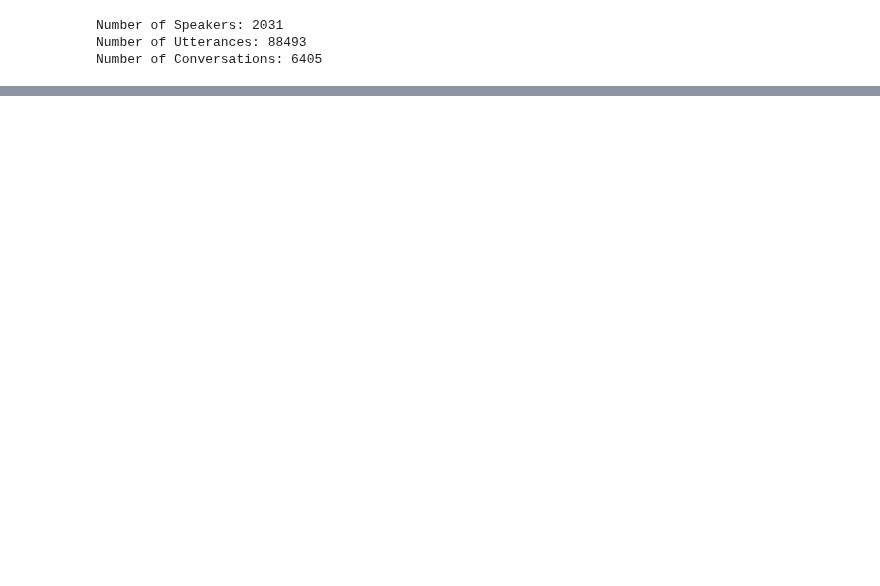
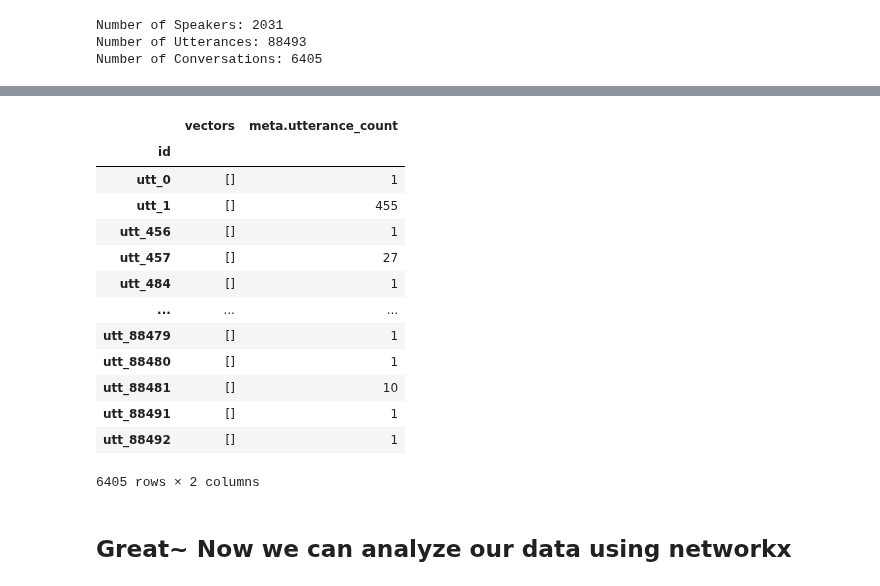
Before and after one commit to Marugannwg/Contant_Analysis_Study, a Jupyter notebook: project/corpus_creation.ipynb, the cells around one changed output, grey strips where cells are left out. Saved outputs shown, nothing was run; the diff lists cells and outputs as text; code cells hidden in the pictures; blank space fills up the shorter version.

```diff
--- a/project/corpus_creation.ipynb
+++ b/project/corpus_creation.ipynb
@@ -120,0 +181,18 @@ corpus
+# %%
+convo_df = corpus.get_conversations_dataframe()
+convo_df
+# %% [output]
+|  | vectors | meta.utterance_count |
+| id |  |  |
+| utt_0 | [] | 1 |
+| utt_1 | [] | 455 |
+| utt_456 | [] | 1 |
+| utt_457 | [] | 27 |
+| utt_484 | [] | 1 |
+| ... | ... | ... |
+| utt_88479 | [] | 1 |
+| utt_88480 | [] | 1 |
+| utt_88481 | [] | 10 |
+| utt_88491 | [] | 1 |
+| utt_88492 | [] | 1 |
+6405 rows × 2 columns
@@ -120,0 +203,2 @@ corpus
+# %% [markdown]
+## Great~ Now we can analyze our data using networkx
```
Also changed, not shown: parts of 19 cells of this notebook, 10 other files.
